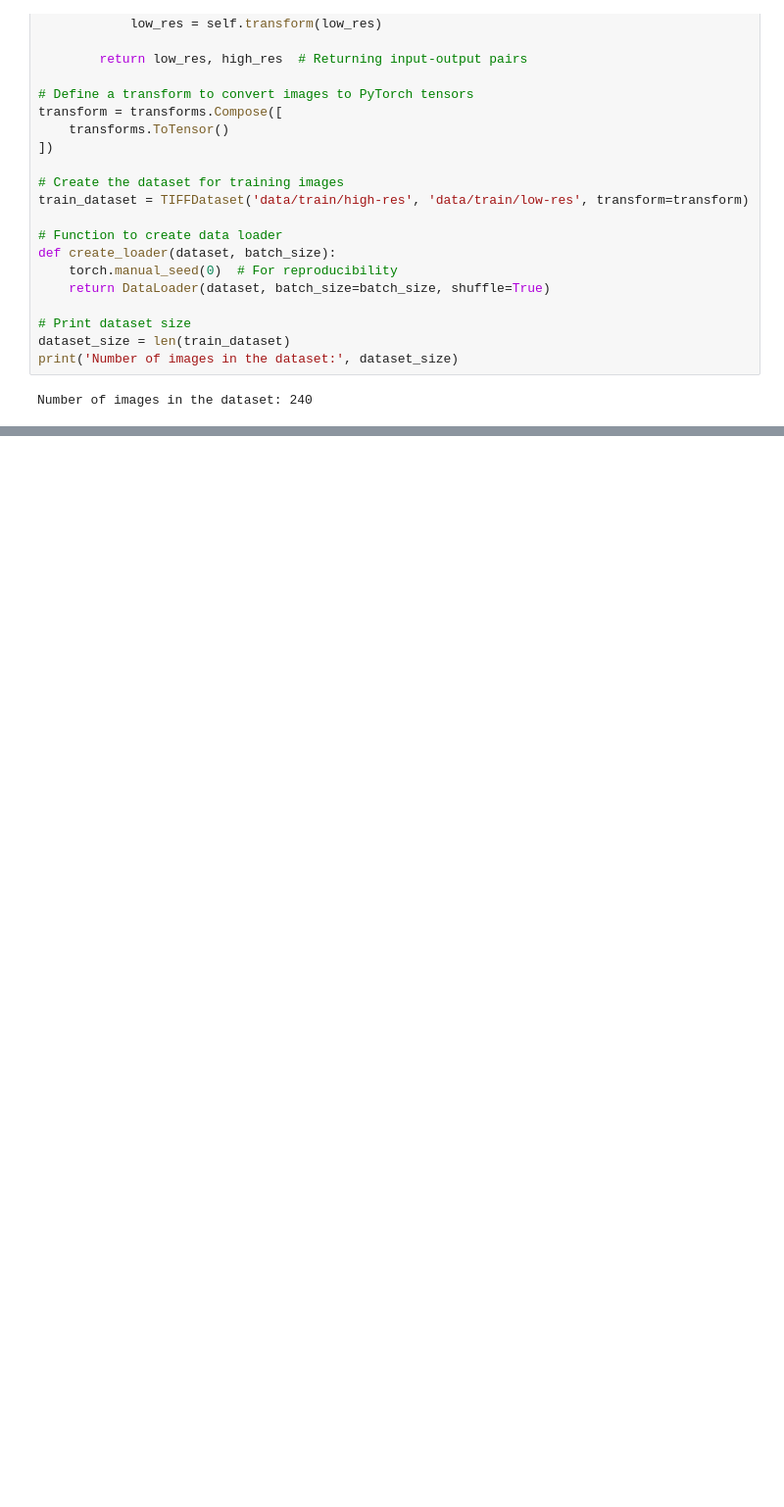
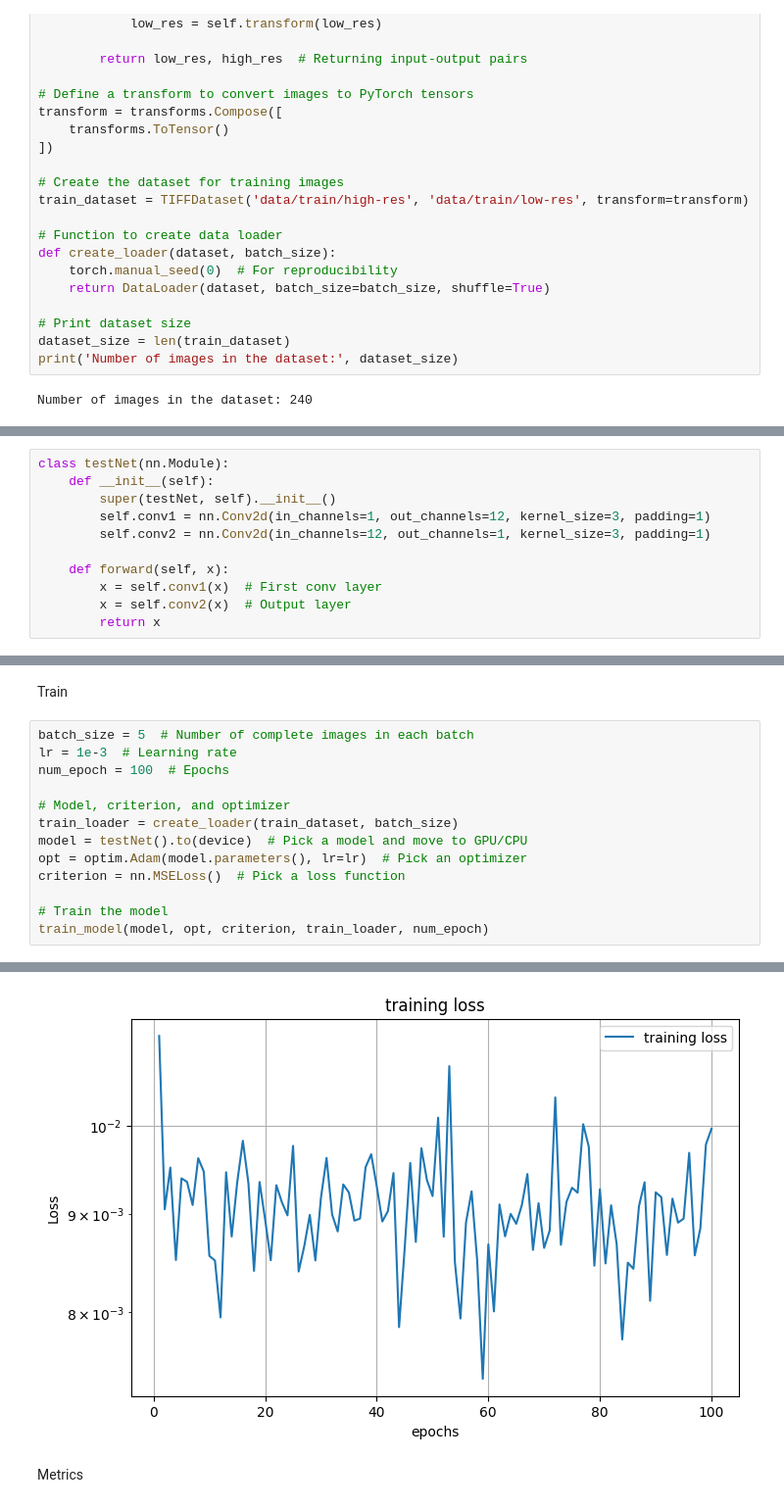
Before and after one commit to kangaaroob/BME5710-FinalProject, a Jupyter notebook: testing.ipynb, the cells around one changed output, grey strips where cells are left out. Shown at 98% size. Drawn from its saved outputs; the diff is of its cells as text; blank space fills up the shorter version.

```diff
--- a/testing.ipynb
+++ b/testing.ipynb
@@ -75,0 +78,11 @@ Number of images in the dataset: 240
+# %%
+class testNet(nn.Module):
+    def __init__(self):
+        super(testNet, self).__init__()
+        self.conv1 = nn.Conv2d(in_channels=1, out_channels=12, kernel_size=3, padding=1)
+        self.conv2 = nn.Conv2d(in_channels=12, out_channels=1, kernel_size=3, padding=1)
+
+    def forward(self, x):
+        x = self.conv1(x)  # First conv layer
+        x = self.conv2(x)  # Output layer
+        return x
@@ -75,0 +128,16 @@ Number of images in the dataset: 240
+# %% [markdown]
+Train
+# %%
+batch_size = 5  # Number of complete images in each batch
+lr = 1e-3  # Learning rate
+num_epoch = 100  # Epochs
+
+# Model, criterion, and optimizer
+train_loader = create_loader(train_dataset, batch_size)
+model = testNet().to(device)  # Pick a model and move to GPU/CPU
+opt = optim.Adam(model.parameters(), lr=lr)  # Pick an optimizer
+criterion = nn.MSELoss()  # Pick a loss function
+
+# Train the model
+train_model(model, opt, criterion, train_loader, num_epoch)
+# %% [output]
@@ -75,0 +161,3 @@ Number of images in the dataset: 240
+[figure, added]
+# %% [markdown]
+Metrics
```
Also changed, not shown: parts of 5 cells of this notebook.
